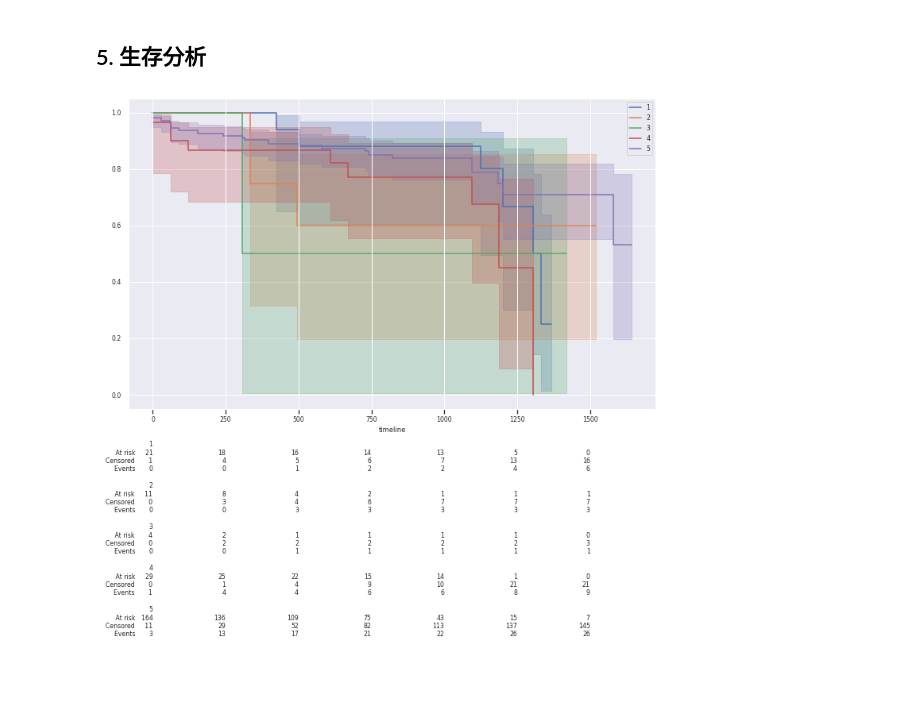
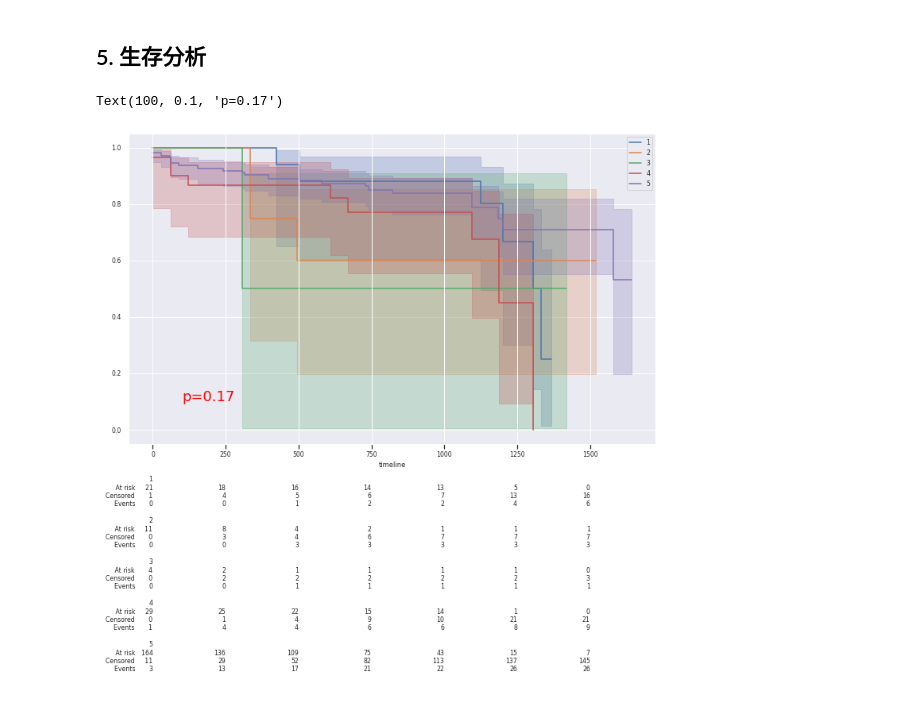
Before and after one commit to zhenghy/web, a Jupyter notebook: main.ipynb, the cells around one changed output. Saved outputs shown, nothing was run; the diff lists cells and outputs as text; code cells hidden in the pictures.

Commit message:
update
add multivariate_logrank_test

```diff
--- a/main.ipynb
+++ b/main.ipynb
@@ -133,14 +133,20 @@ set(clusters)
 # %%
 fig, ax = plt.subplots(1,1, figsize=(10,10))
 kmfSet  = []
+testDat = pd.DataFrame()
 for i in set(clusters):
     kmf = KaplanMeierFitter()
     s = data_diffexp_immport_value.columns[clusters==i]
     t = dat_survial[dat_survial['sample'].isin(s)]
     t = t[~t['OS'].isna()][~t['OS.time'].isna()]
+    t['G'] = i
+    testDat = pd.concat([testDat, t])
     ax = kmf.fit(t['OS.time'],t['OS'], label=i).plot_survival_function(ax=ax)
     kmfSet.append(kmf)
 add_at_risk_counts(*kmfSet,ax=ax)
 plt.tight_layout()
+lr = multivariate_logrank_test(testDat['OS.time'], testDat['OS'],testDat['G'])
+ax.text(100,0.1,f"p={lr.p_value:.2f}", size =18,color='red')
 # %% [output]
+Text(100, 0.1, 'p=0.17')
-[figure, old version]
+[figure, new version]
```
Also changed, not shown: parts of 1 cell of this notebook.
